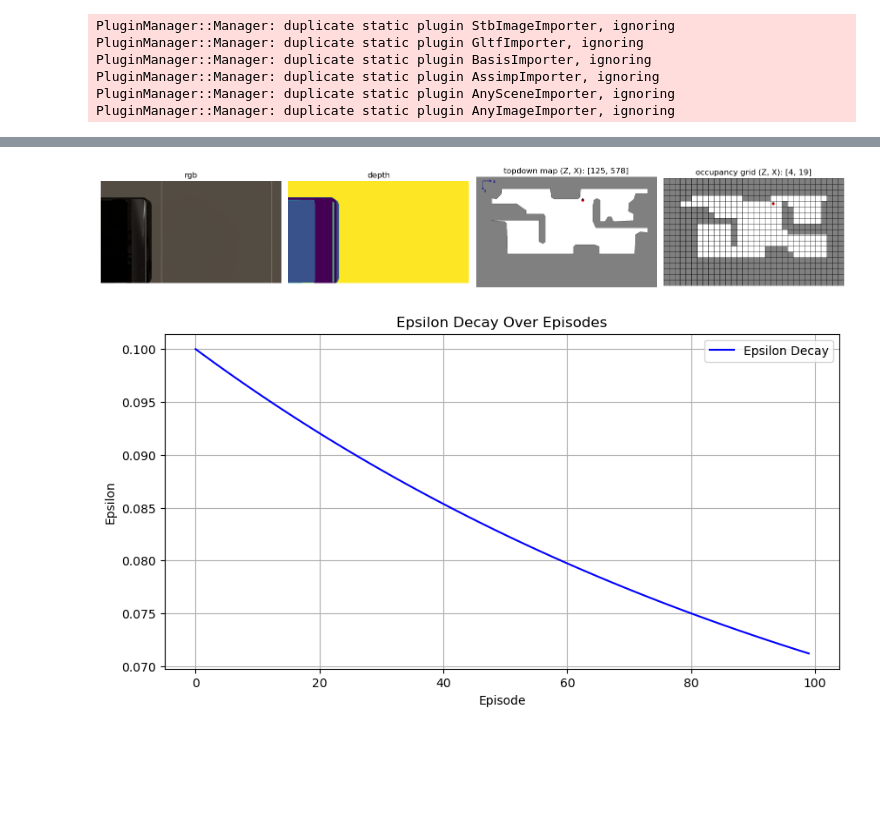
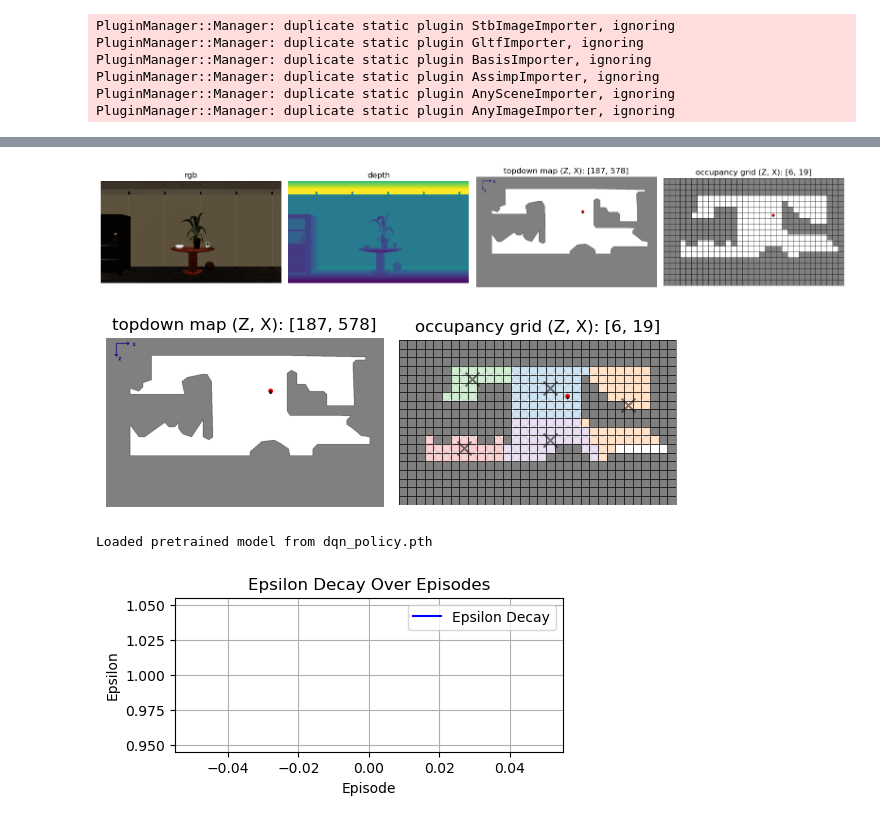
Before and after one commit to joaocb2002/ObjectNav-Msc, a Jupyter notebook: training-hybrid-dqn.ipynb, the cells around one changed output, grey strips where cells are left out. Drawn from its saved outputs; the diff is of its cells as text; code cells hidden in the pictures; blank space fills up the shorter version.

```diff
--- a/training-hybrid-dqn.ipynb
+++ b/training-hybrid-dqn.ipynb
@@ -58,14 +58,16 @@ with open('simulation-data/simulations.json', 'r') as f:
     simulations = json.load(f)
 
 # Simulation configuration
-simulation = simulations[3]
+simulation = simulations[52] # 53 or 54 would be the same; 55 test
 
 # Access its fields
 SCENE = simulation["scene"]
-TARGET_OBJECT = simulation["target_object"]
-TARGET_OBJECT_ID = simulation["target_object_id"]
-REAL_TARGET_LOCATION = simulation["target_object_location"]
-INDEX = simulation["index"]
+TARGET_OBJECTS = ["teddy bear", "potted plant", "laptop"]
+TARGET_OBJECT_IDS = [77, 58, 63]
+REAL_TARGET_LOCATIONS = [[-9.09979248046875,0.3305816948413849,-2.410083532333374],
+                         [-4.789992809295654,0.5929855108261108,-1.260035514831543],
+                         [-1.3711198568344116,0.814714252948761,-3.8145105838775635]]
+INDEXES = [52, 53, 54]
 
 # Load the JSON file for RGB camera intrinsics
 with open('simulation-data/camera-intrinsics.json', 'r') as f:
@@ -80,7 +82,7 @@ with open('simulation-data/indoor-objects.json', 'r') as f:
     data = json.load(f)
     indoor_objects = [list(item.values())[0] for item in data["indoor_classes"]]
 
-TARGET_OBJECT_CLASS_ID = indoor_objects.index(TARGET_OBJECT)
+TARGET_OBJECT_CLASS_IDS = [indoor_objects.index(obj) for obj in TARGET_OBJECTS]
 
 # Load Dirichlet priors
 with open('simulation-data/dirichlet-alpha-priors-augmented.pkl', 'rb') as f:
@@ -182,4 +199,13 @@ grid_binary_map = grid_binary_map[..., 0]
 # %%
+# Simulation parameters
+MAX_ITER = int(num_free_cells * MAX_ITER_COEF)  # Maximum number of actions to perform
+
+# Define initial clusters
+num_clusters = simtools.num_cluster_centers(num_free_cells, max_clusters=num_free_cells)
+cluster_map = simtools.cluster_mapping(grid_free_cells, num_clusters)
+cluster_centers = simtools.get_cluster_centers(cluster_map, num_clusters)
+cluster_centers_copy = cluster_centers.copy()
+
 # Initialize belief map: NUM_CLASSES + 1 for the background
 belief_map = [[np.ones(NUM_CLASSES + 1) * DIRICHLET_PRIOR for _ in range(grid_resolution[1])] for _ in range(grid_resolution[0])]
 
@@ -218,28 +244,65 @@ rgb, depth = observations["color_sensor"], observations["depth_sensor"]
 
 # Display the initial simulation state (maps + observations)
 simtools.display_sim_state(rgb, depth, topdown_map, grid_map, agent_positions, agent_radius, agent_yaw)
+simtools.display_topdown_maps_with_clusters(topdown_map, grid_map, agent_positions, agent_radius, agent_yaw, cluster_map, cluster_centers)
 # %% [output]
-[figure, old version]
+[figure, new version]
+[figure, added]
 # %%
-max_episodes = 100
+# Hyperparameters
+gamma = 0.99
+batch_size = 64
+lr = 1e-3
+target_update_freq = 2000 #steps
+max_episodes = 1
+buffer_capacity = 50_000
+load_pretrained = True  # Set to False to train from scratch
+
+# Initialize DQN + target network
+policy_net = dqn.ObjectSearchQNetwork(in_channels=4, num_actions=num_free_cells).to(device)
+target_net = dqn.ObjectSearchQNetwork(in_channels=4, num_actions=num_free_cells).to(device)
+
+# Load from file if exists
+if load_pretrained and os.path.exists("dqn_policy.pth"):
+    policy_net.load_state_dict(torch.load("dqn_policy.pth"))
+    print("Loaded pretrained model from dqn_policy.pth")
+
+# Initialize target network based on policy_net
+dqn.hard_update_target(policy_net, target_net)
+
+# Initialize optimizer and replay buffer
+optimizer = torch.optim.Adam(policy_net.parameters(), lr=lr)
+replay = dqn.ReplayBuffer(capacity=buffer_capacity, device=device)
+
+# Track performance
+losses = []
+episode_lengths = []
+episode_location_errors = []
+episode_travelled_distances = []
+episode_success_flags = []
+episode_rewards = []
+
+# Parameters
+global_step = 0
 
 # ε schedule
-eps_start, eps_end, eps_decay_episodes = 0.1, 0.05, 0.8 * max_episodes
+eps_start, eps_end, eps_decay_episodes = 1, 0.05, 0.8 * max_episodes
 def epsilon_for(ep):
     # exponential decay over 80% of training
     k = -np.log(eps_end/eps_start) / max(1, eps_decay_episodes)
     return eps_end + (eps_start - eps_end) * np.exp(-k * ep)
 
 # Plot the epsilon_for function
 x = np.arange(0, max_episodes, 1)
 y = epsilon_for(x)
-plt.figure(figsize=(10, 5))
+plt.figure(figsize=(5, 2))
 plt.plot(x, y, label='Epsilon Decay', color='blue')
 plt.title('Epsilon Decay Over Episodes')
 plt.xlabel('Episode')
 plt.ylabel('Epsilon')
 plt.legend()
 plt.grid()
 plt.show()
 # %% [output]
+Loaded pretrained model from dqn_policy.pth
-[figure, old version]
+[figure, new version]
```
Also changed, not shown: parts of 9 cells of this notebook, 21 other files.
